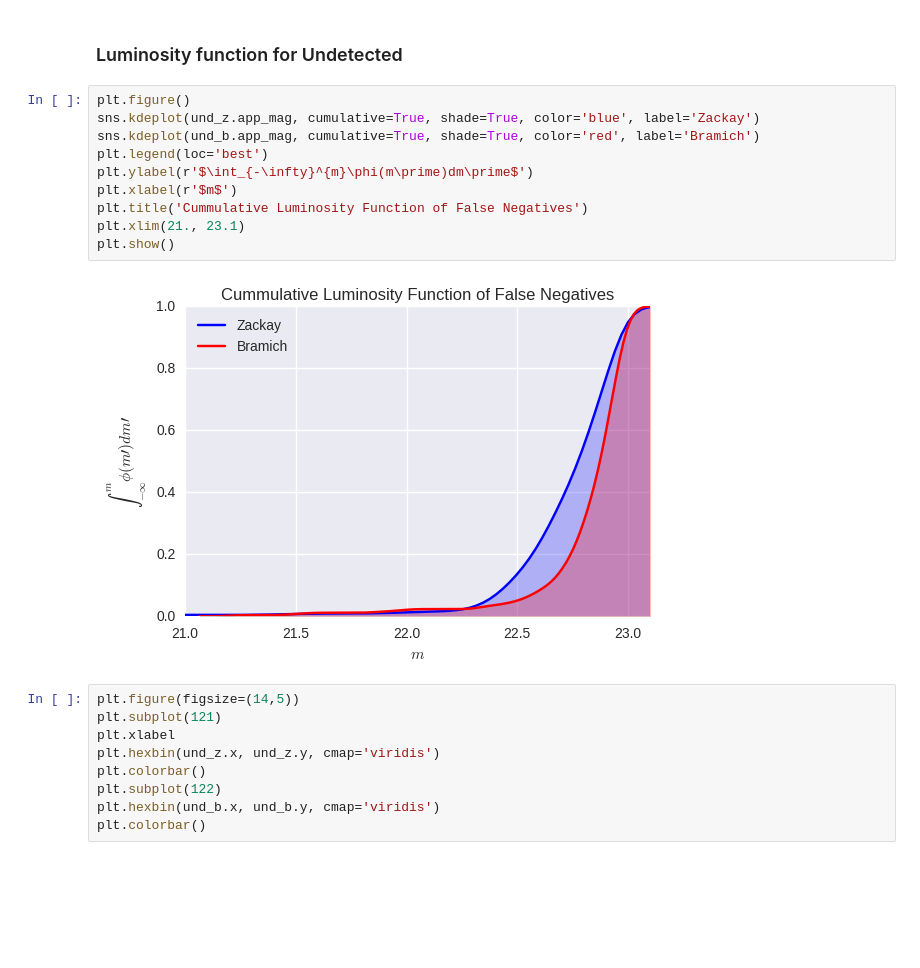
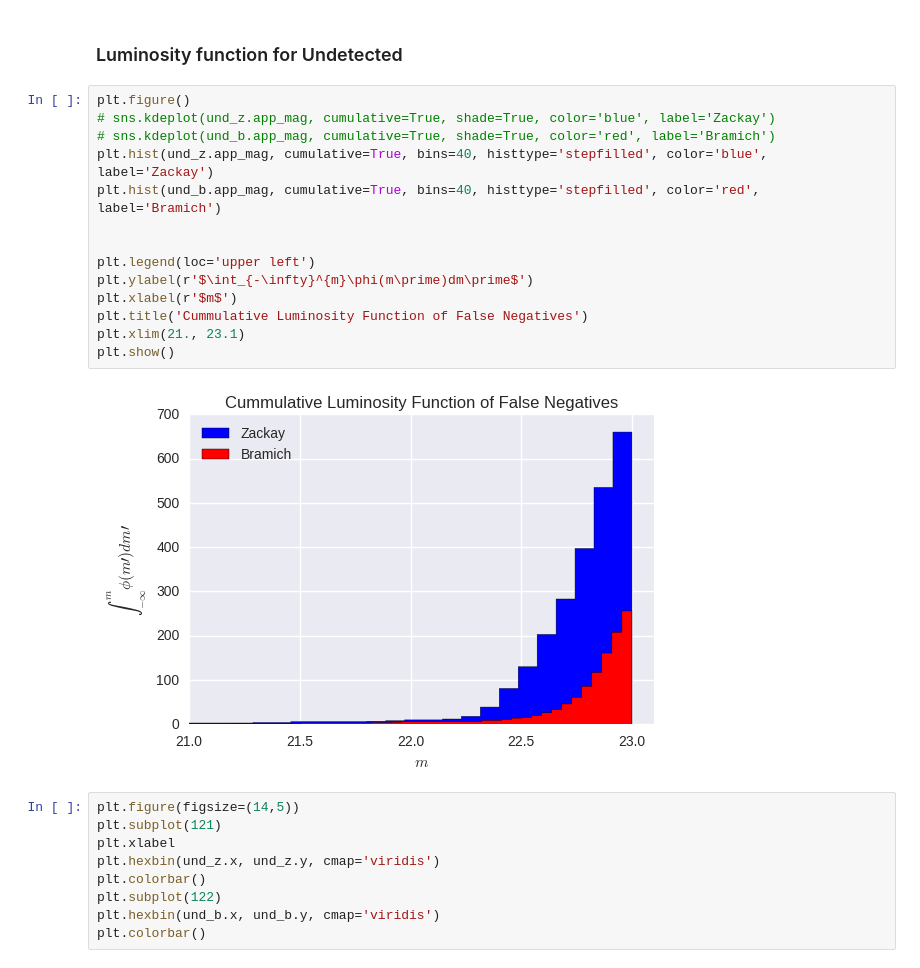
Before and after one commit to BrunoSanchez/RBMLearning, a Jupyter notebook: Plots.ipynb, the cells around one changed output. Saved outputs shown, nothing was run; the diff lists cells and outputs as text; blank space fills up the shorter version.

```diff
--- a/Plots.ipynb
+++ b/Plots.ipynb
@@ -198,16 +211,20 @@ plt.show()
 ### Luminosity function for Undetected
 # %%
 plt.figure()
-sns.kdeplot(und_z.app_mag, cumulative=True, shade=True, color='blue', label='Zackay')
-sns.kdeplot(und_b.app_mag, cumulative=True, shade=True, color='red', label='Bramich')
-plt.legend(loc='best')
+# sns.kdeplot(und_z.app_mag, cumulative=True, shade=True, color='blue', label='Zackay')
+# sns.kdeplot(und_b.app_mag, cumulative=True, shade=True, color='red', label='Bramich')
+plt.hist(und_z.app_mag, cumulative=True, bins=40, histtype='stepfilled', color='blue', label='Zackay')
+plt.hist(und_b.app_mag, cumulative=True, bins=40, histtype='stepfilled', color='red', label='Bramich')
+
+
+plt.legend(loc='upper left')
 plt.ylabel(r'$\int_{-\infty}^{m}\phi(m\prime)dm\prime$')
 plt.xlabel(r'$m$')
 plt.title('Cummulative Luminosity Function of False Negatives')
 plt.xlim(21., 23.1)
 plt.show()
 # %% [output]
-[figure, old version]
+[figure, new version]
 # %%
 plt.figure(figsize=(14,5))
 plt.subplot(121)
```
Also changed, not shown: parts of 11 cells of this notebook.
